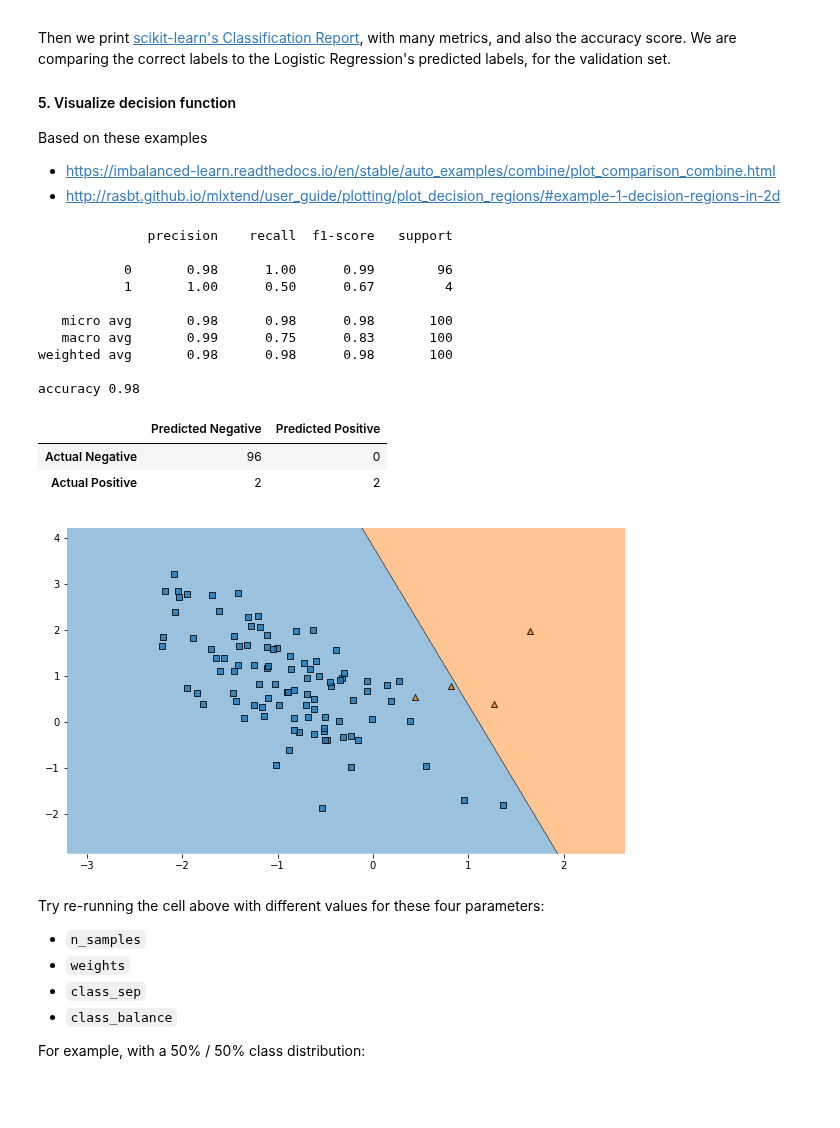
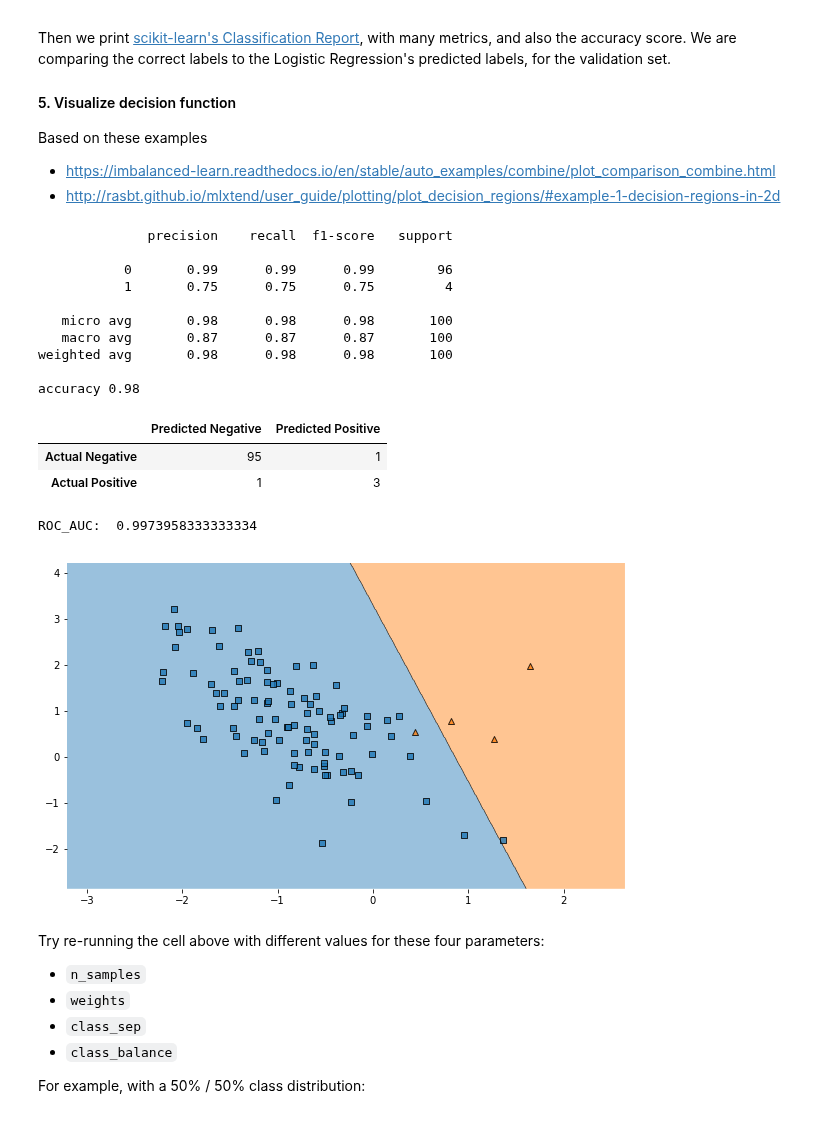
Before and after one commit to LambdaSchool/DS-Unit-2-Sprint-3-Classification-Validation, a Jupyter notebook: module3-classification-metrics/LS_DS_233_Classification_Metrics_Imbalanced_Classes.ipynb, the cells around one changed output. Drawn from its saved outputs; the diff is of its cells as text; code cells hidden in the pictures.

```diff
--- a/module3-classification-metrics/LS_DS_233_Classification_Metrics_Imbalanced_Classes.ipynb
+++ b/module3-classification-metrics/LS_DS_233_Classification_Metrics_Imbalanced_Classes.ipynb
@@ -200 +259,4 @@ Area under the Receiver Operating Characteristic curve: 0.7885657039374834
 [figure]
+# %%
+pd.set_option('display.max_rows', 500)
+pd.DataFrame(dict(fpr=fpr, tpr=tpr, thresholds=thresholds))
@@ -292,42 +373,47 @@ X_train, X_val, X_test, y_train, y_val, y_test = train_validation_test_split(
 # 3. Fit model
 
 # Try re-running the cell with different values for this parameter
-class_weight = None
+class_weight = {0: 1, 1: 2}
 
 model = LogisticRegression(solver='lbfgs', class_weight=class_weight)
 model.fit(X_train, y_train)
 
 
 # 4. Evaluate model
 
 y_pred = model.predict(X_val)
 print(classification_report(y_val, y_pred))
 print('accuracy', accuracy_score(y_val, y_pred))
 display(pd.DataFrame(
     confusion_matrix(y_val, y_pred),
     columns=['Predicted Negative', 'Predicted Positive'],
     index=['Actual Negative', 'Actual Positive']))
 
 
 # 5. Visualize decision regions
 
 plt.figure(figsize=(10, 6))
 plot_decision_regions(X_val, y_val, model, legend=0);
+
+y_pred_proba = model.predict_proba(X_val)[:,1]
+
+print('ROC_AUC: ', roc_auc_score(y_val, y_pred_proba))
 # %% [output]
               precision    recall  f1-score   support
 
-           0       0.98      1.00      0.99        96
-           1       1.00      0.50      0.67         4
+           0       0.99      0.99      0.99        96
+           1       0.75      0.75      0.75         4
 
    micro avg       0.98      0.98      0.98       100
-   macro avg       0.99      0.75      0.83       100
+   macro avg       0.87      0.87      0.87       100
 weighted avg       0.98      0.98      0.98       100
 
 accuracy 0.98
 |  | Predicted Negative | Predicted Positive |
-| Actual Negative | 96 | 0 |
-| Actual Positive | 2 | 2 |
+| Actual Negative | 95 | 1 |
+| Actual Positive | 1 | 3 |
+ROC_AUC:  0.9973958333333334
-[figure, old version]
+[figure, new version]
 # %% [markdown]
 Try re-running the cell above with different values for these four parameters:
 - `n_samples`
```
Also changed, not shown: parts of 15 cells of this notebook.
